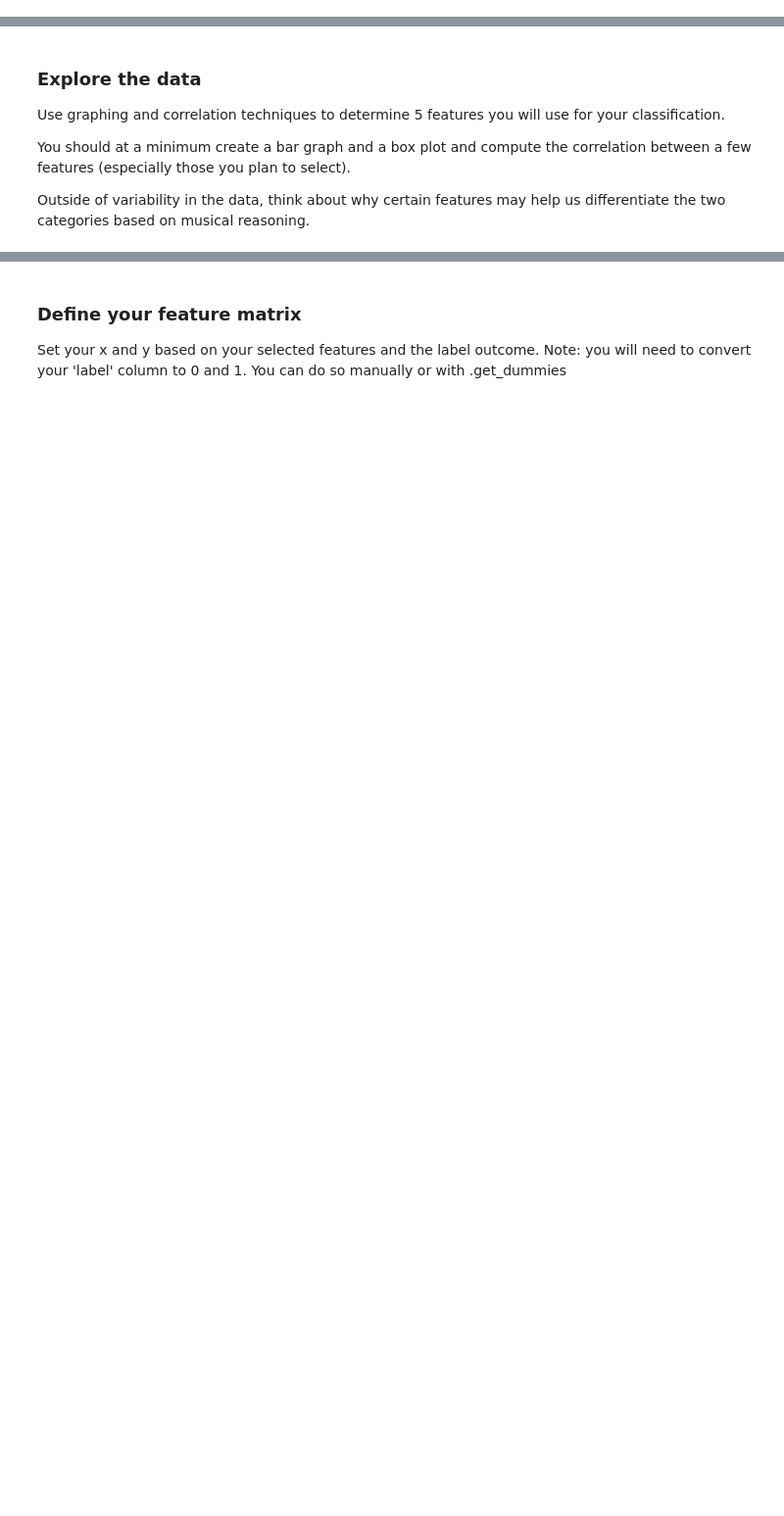
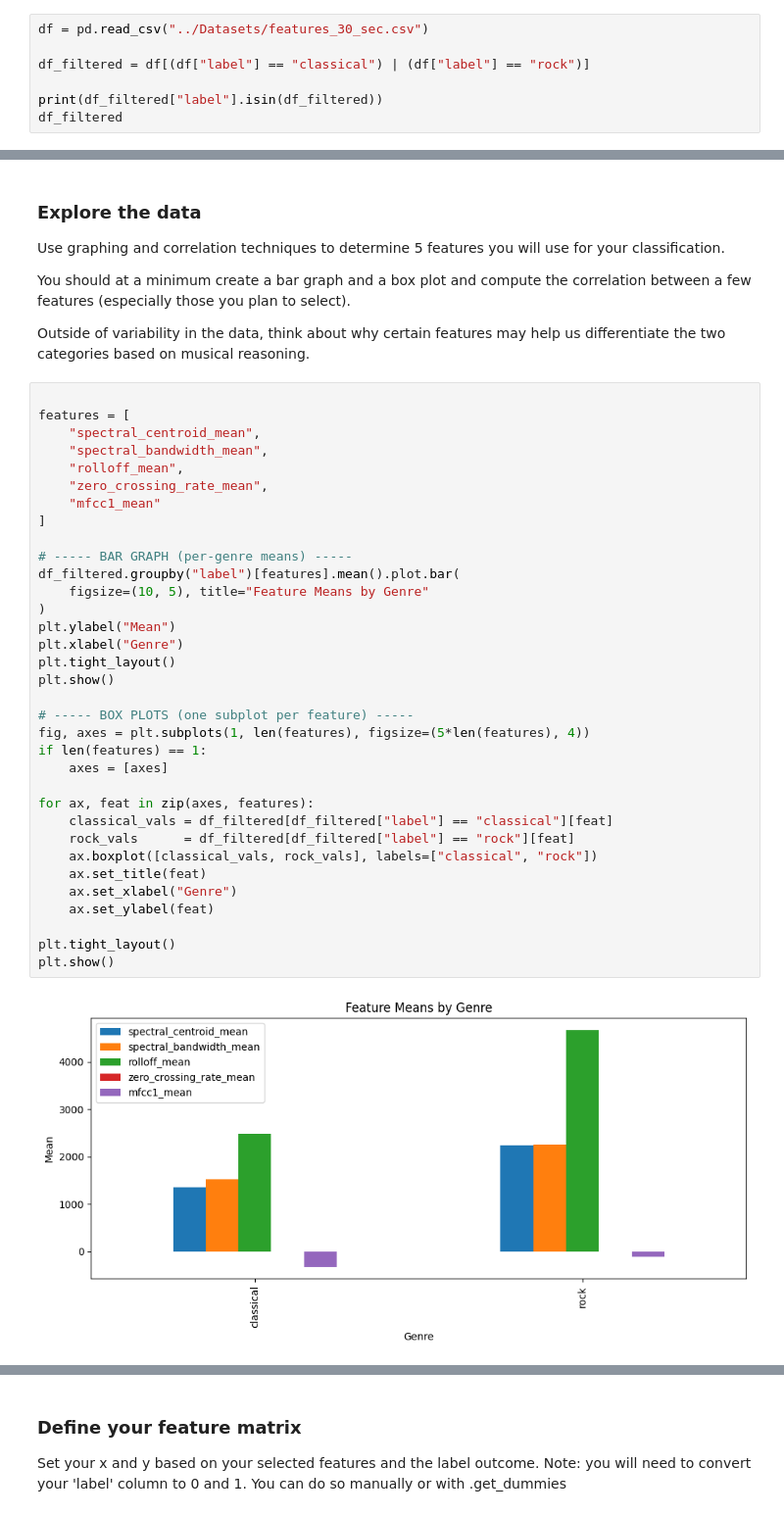
Before and after one commit to jalynf706-dot/AudioTechII, a Jupyter notebook: Activities/Activity7_PandasRegression.ipynb, the cells around one changed output, grey strips where cells are left out. Shown at 98% size. Saved outputs shown, nothing was run; the diff lists cells and outputs as text; blank space fills up the shorter version.

```diff
--- a/Activities/Activity7_PandasRegression.ipynb
+++ b/Activities/Activity7_PandasRegression.ipynb
@@ -10,0 +25,7 @@ First, read the csv into a dataframe. Then, create a new dataframe that only inc
+# %%
+df = pd.read_csv("../Datasets/features_30_sec.csv")
+
+df_filtered = df[(df["label"] == "classical") | (df["label"] == "rock")]
+
+print(df_filtered["label"].isin(df_filtered))
+df_filtered
@@ -16,3 +63,39 @@ Use graphing and correlation techniques to determine 5 features you will use for
 You should at a minimum create a bar graph and a box plot and compute the correlation between a few features (especially those you plan to select).
 
 Outside of variability in the data, think about why certain features may help us differentiate the two categories based on musical reasoning.
+# %%
+
+features = [
+    "spectral_centroid_mean",
+    "spectral_bandwidth_mean",
+    "rolloff_mean",
+    "zero_crossing_rate_mean",
+    "mfcc1_mean"
+]
+
+# ----- BAR GRAPH (per-genre means) -----
+df_filtered.groupby("label")[features].mean().plot.bar(
+    figsize=(10, 5), title="Feature Means by Genre"
+)
+plt.ylabel("Mean")
+plt.xlabel("Genre")
+plt.tight_layout()
+plt.show()
+
+# ----- BOX PLOTS (one subplot per feature) -----
+fig, axes = plt.subplots(1, len(features), figsize=(5*len(features), 4))
+if len(features) == 1:
+    axes = [axes]
+
+for ax, feat in zip(axes, features):
+    classical_vals = df_filtered[df_filtered["label"] == "classical"][feat]
+    rock_vals      = df_filtered[df_filtered["label"] == "rock"][feat]
+    ax.boxplot([classical_vals, rock_vals], labels=["classical", "rock"])
+    ax.set_title(feat)
+    ax.set_xlabel("Genre")
+    ax.set_ylabel(feat)
+
+plt.tight_layout()
+plt.show()
+# %% [output]
+[figure, added]
```
Also changed, not shown: parts of 14 cells of this notebook.
